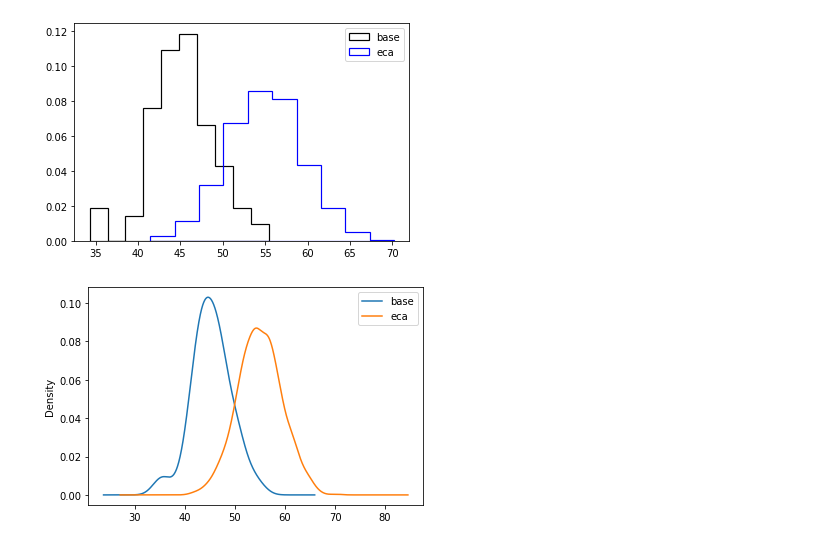
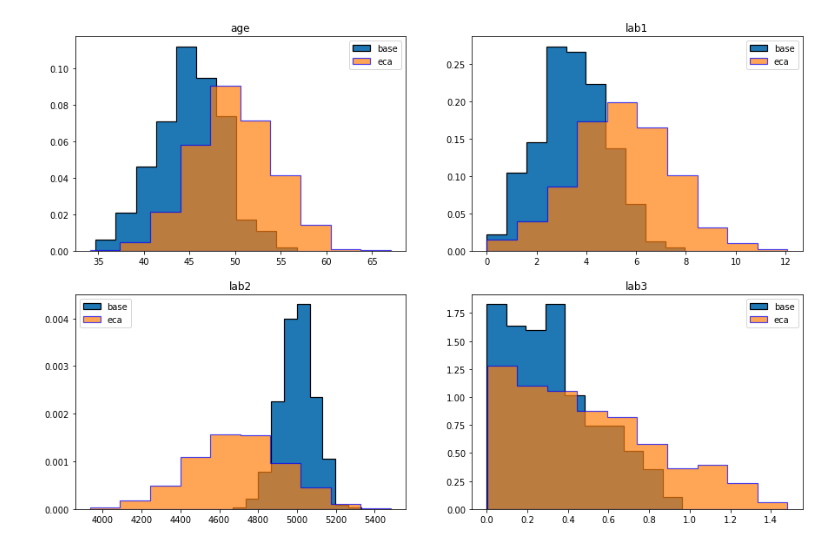
Before and after one commit to csrinesh/balance_cohort, a Jupyter notebook: cohortbalancer.ipynb, the cells around one changed output. Drawn from its saved outputs; the diff is of its cells as text; code cells hidden in the pictures.

```diff
--- a/cohortbalancer.ipynb
+++ b/cohortbalancer.ipynb
@@ -9,6 +9,6 @@ from scipy.optimize import minimize
 # %%
 config = {
-    'nbase': 100,
-    'neca': 1000,
+    'nbase': 500,
+    'neca': 2000,
 }
 # %%
@@ -25,34 +26,48 @@ def plot_dist(data1, data2, ax=None):
 # %%
 # For Base cohort
 age = 45
+lab1 = 3.4
+lab2 = 5000
 
-mean = [age]
-cov = [[14]]
+mean = [age, lab1, lab2]
+cov = [[14, 3, 100],
+       [3, 2, 50],
+       [100, 50, 8000]]
 
 x = np.random.default_rng().multivariate_normal(mean, cov, config['nbase'])
 x[x< 0] = 0
-data_base = pd.DataFrame(x, columns=['age'])
+
+lab3 = np.random.beta(1, 2, size=config['nbase'])
+x = np.concatenate((x, lab3.reshape(config['nbase'], -1)), axis=1)
+
+data_base = pd.DataFrame(x, columns=['age', 'lab1', 'lab2', 'lab3'])
 # %%
 # For External cohort
-age = 55
+age = 50
+lab1 = 5.5
+lab2 = 4700
 
-mean = [age]
-cov = [[20]]
+mean = [age, lab1, lab2]
+cov = [[20, 5, 150],
+       [5, 4, 100],
+       [150, 100, 55000]]
+
 x = np.random.default_rng().multivariate_normal(mean, cov, config['neca'])
 x[x< 0] = 0
-data_eca = pd.DataFrame(x, columns=['age'])
+
+lab3 = 1.5*np.random.beta(1, 2, size=config['neca'])
+x = np.concatenate((x, lab3.reshape(config['neca'], -1)), axis=1)
+
+data_eca = pd.DataFrame(x, columns=['age', 'lab1', 'lab2', 'lab3'])
 # %%
+_, ax = plt.subplots(2,2, figsize=(15, 10))
+
 data_base.name = 'base'
 data_eca.name = 'eca'
-plot_dist(data_base, data_eca)
+plot_dist(data_base, data_eca, 'age', ax[0][0])
+plot_dist(data_base, data_eca, 'lab1', ax[0][1])
+plot_dist(data_base, data_eca, 'lab2', ax[1][0])
+plot_dist(data_base, data_eca, 'lab3', ax[1][1])
 # %% [output]
-[figure, old version]
+[figure, new version]
-# %%
-for i, col in enumerate(data_base.columns):
-    plt.figure()
-    data_base['age'].plot.kde(label='base')
-    data_eca['age'].plot.kde(label='eca')
-    plt.legend()
-# %% [output]
-[figure, removed]
 # %%
```
Also changed, not shown: parts of 9 cells of this notebook.
